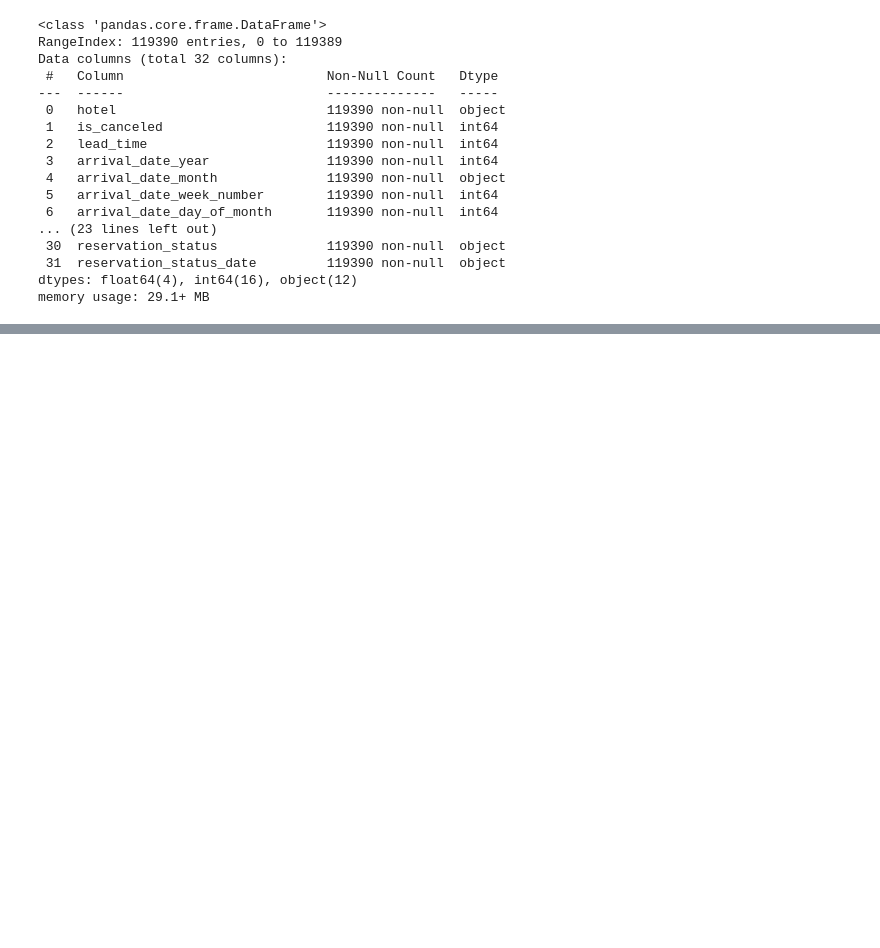
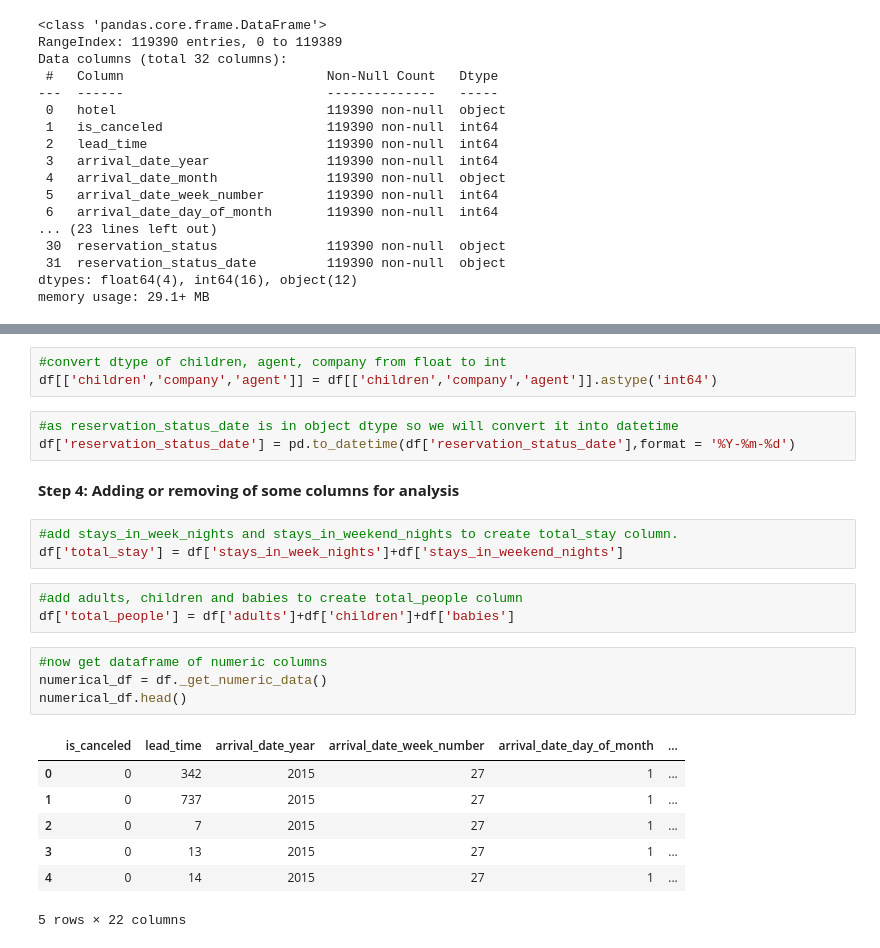
Before and after one commit to Bassu1011/Hotel-Booking-Analysis, a Jupyter notebook: Hotel_Booking_Analysis_Capstone_Project.ipynb, the cells around one changed output, grey strips where cells are left out. Cells and saved outputs as stored; diff of their text form; blank space fills up the shorter version.

```diff
--- a/Hotel_Booking_Analysis_Capstone_Project.ipynb
+++ b/Hotel_Booking_Analysis_Capstone_Project.ipynb
@@ -84,0 +321,26 @@ memory usage: 29.1+ MB
+# %%
+#convert dtype of children, agent, company from float to int
+df[['children','company','agent']] = df[['children','company','agent']].astype('int64')
+# %%
+#as reservation_status_date is in object dtype so we will convert it into datetime
+df['reservation_status_date'] = pd.to_datetime(df['reservation_status_date'],format = '%Y-%m-%d')
+# %% [markdown]
+**Step 4: Adding or removing of some columns for analysis**
+# %%
+#add stays_in_week_nights and stays_in_weekend_nights to create total_stay column.
+df['total_stay'] = df['stays_in_week_nights']+df['stays_in_weekend_nights']
+# %%
+#add adults, children and babies to create total_people column
+df['total_people'] = df['adults']+df['children']+df['babies']
+# %%
+#now get dataframe of numeric columns
+numerical_df = df._get_numeric_data()
+numerical_df.head()
+# %% [output]
+|  | is_canceled | lead_time | arrival_date_year | arrival_date_week_number | arrival_date_day_of_month | ... |
+| 0 | 0 | 342 | 2015 | 27 | 1 | ... |
+| 1 | 0 | 737 | 2015 | 27 | 1 | ... |
+| 2 | 0 | 7 | 2015 | 27 | 1 | ... |
+| 3 | 0 | 13 | 2015 | 27 | 1 | ... |
+| 4 | 0 | 14 | 2015 | 27 | 1 | ... |
+5 rows × 22 columns
```
Also changed, not shown: parts of 31 cells of this notebook.
